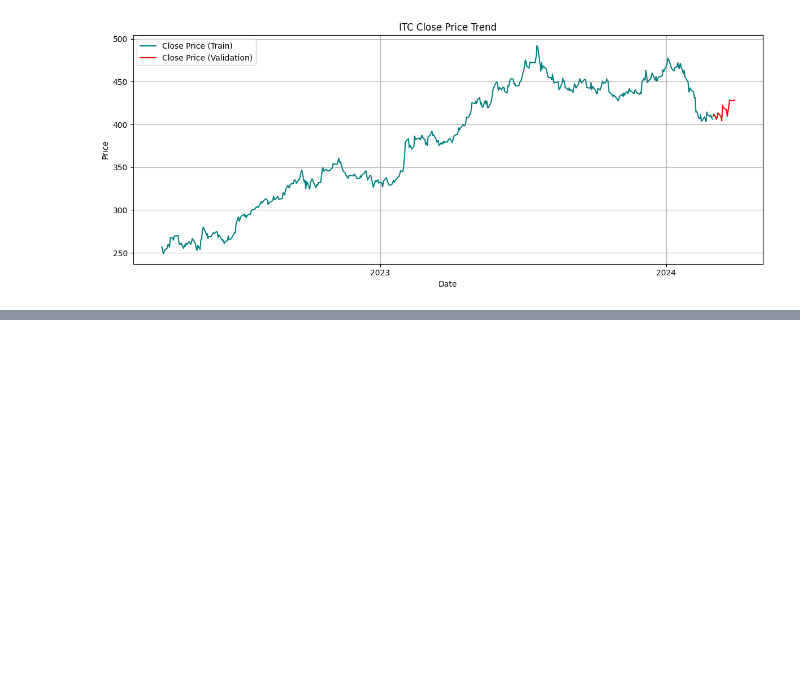
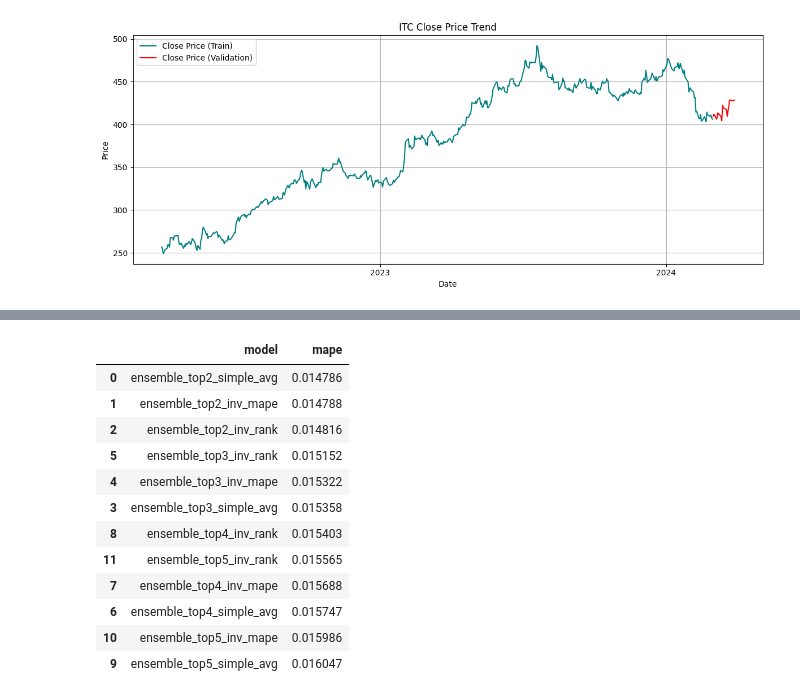
Before and after one commit to Vrunda-Kulkarni/Stock_Price_Prediction, a Jupyter notebook: 02_statsforecast.ipynb, the cells around one changed output, grey strips where cells are left out. Cells and saved outputs as stored; diff of their text form; code cells hidden in the pictures; blank space fills up the shorter version.

```diff
--- a/02_statsforecast.ipynb
+++ b/02_statsforecast.ipynb
@@ -211,0 +319,52 @@ itc_val
+# %%
+ensemble_results = []  # For model name and MAPE
+ensemble_forecasts = {}  # For storing forecast series for each ensemble model
+
+for n in top_n_list:
+    top_models = sf_val_mape_df.head(n).copy()
+    model_names = top_models['model'].tolist()
+    preds = forecasts_df[model_names]
+
+    # Simple Average
+    col_name = f'ensemble_top{n}_simple_avg'
+    forecasts_df[col_name] = preds.mean(axis=1)
+    mape = mean_absolute_percentage_error(itc_val['y'], forecasts_df[col_name])
+    ensemble_results.append({'model': col_name, 'mape': mape})
+    ensemble_forecasts[col_name] = forecasts_df[col_name].copy()
+
+    # Inverse MAPE weighting
+    top_models['inv_mape'] = 1 / top_models['mape']
+    top_models['weight'] = top_models['inv_mape'] / top_models['inv_mape'].sum()
+    weighted_preds = sum(forecasts_df[model] * w for model, w in zip(top_models['model'], top_models['weight']))
+    col_name = f'ensemble_top{n}_inv_mape'
+    forecasts_df[col_name] = weighted_preds
+    mape = mean_absolute_percentage_error(itc_val['y'], forecasts_df[col_name])
+    ensemble_results.append({'model': col_name, 'mape': mape})
+    ensemble_forecasts[col_name] = forecasts_df[col_name].copy()
+
+    # Inverse Rank weighting
+    top_models['inv_rank'] = 1 / top_models['rank']
+    top_models['weight_rank'] = top_models['inv_rank'] / top_models['inv_rank'].sum()
+    weighted_rank_preds = sum(forecasts_df[model] * w for model, w in zip(top_models['model'], top_models['weight_rank']))
+    col_name = f'ensemble_top{n}_inv_rank'
+    forecasts_df[col_name] = weighted_rank_preds
+    mape = mean_absolute_percentage_error(itc_val['y'], forecasts_df[col_name])
+    ensemble_results.append({'model': col_name, 'mape': mape})
+    ensemble_forecasts[col_name] = forecasts_df[col_name].copy()
+# %%
+ensemble_df = pd.DataFrame(ensemble_results).sort_values(by='mape')
+ensemble_df
+# %% [output]
+|  | model | mape |
+| 0 | ensemble_top2_simple_avg | 0.014786 |
+| 1 | ensemble_top2_inv_mape | 0.014788 |
+| 2 | ensemble_top2_inv_rank | 0.014816 |
+| 5 | ensemble_top3_inv_rank | 0.015152 |
+| 4 | ensemble_top3_inv_mape | 0.015322 |
+| 3 | ensemble_top3_simple_avg | 0.015358 |
+| 8 | ensemble_top4_inv_rank | 0.015403 |
+| 11 | ensemble_top5_inv_rank | 0.015565 |
+| 7 | ensemble_top4_inv_mape | 0.015688 |
+| 6 | ensemble_top4_simple_avg | 0.015747 |
+| 10 | ensemble_top5_inv_mape | 0.015986 |
+| 9 | ensemble_top5_simple_avg | 0.016047 |
```
Also changed, not shown: parts of 13 cells of this notebook, 1 other file.
